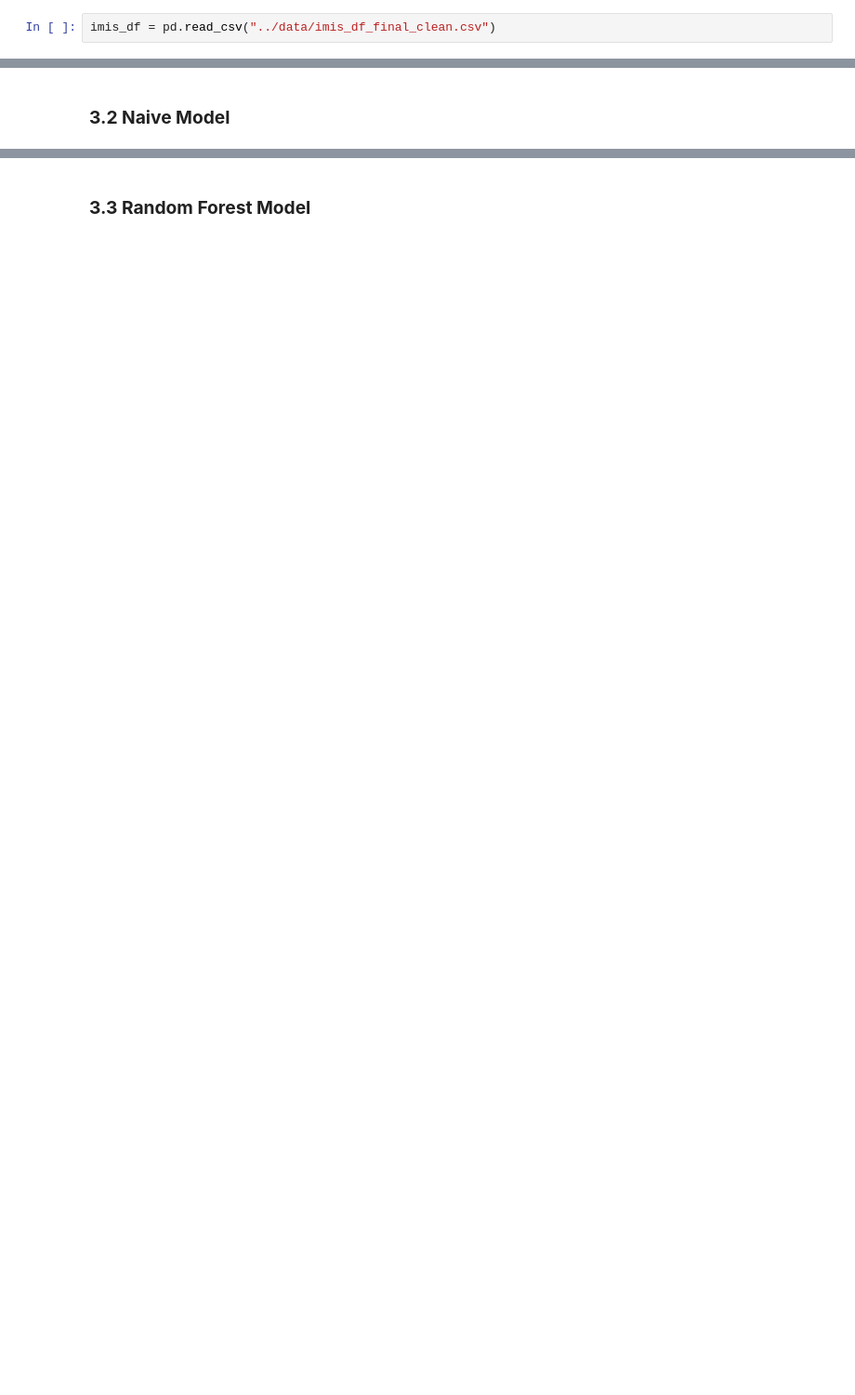
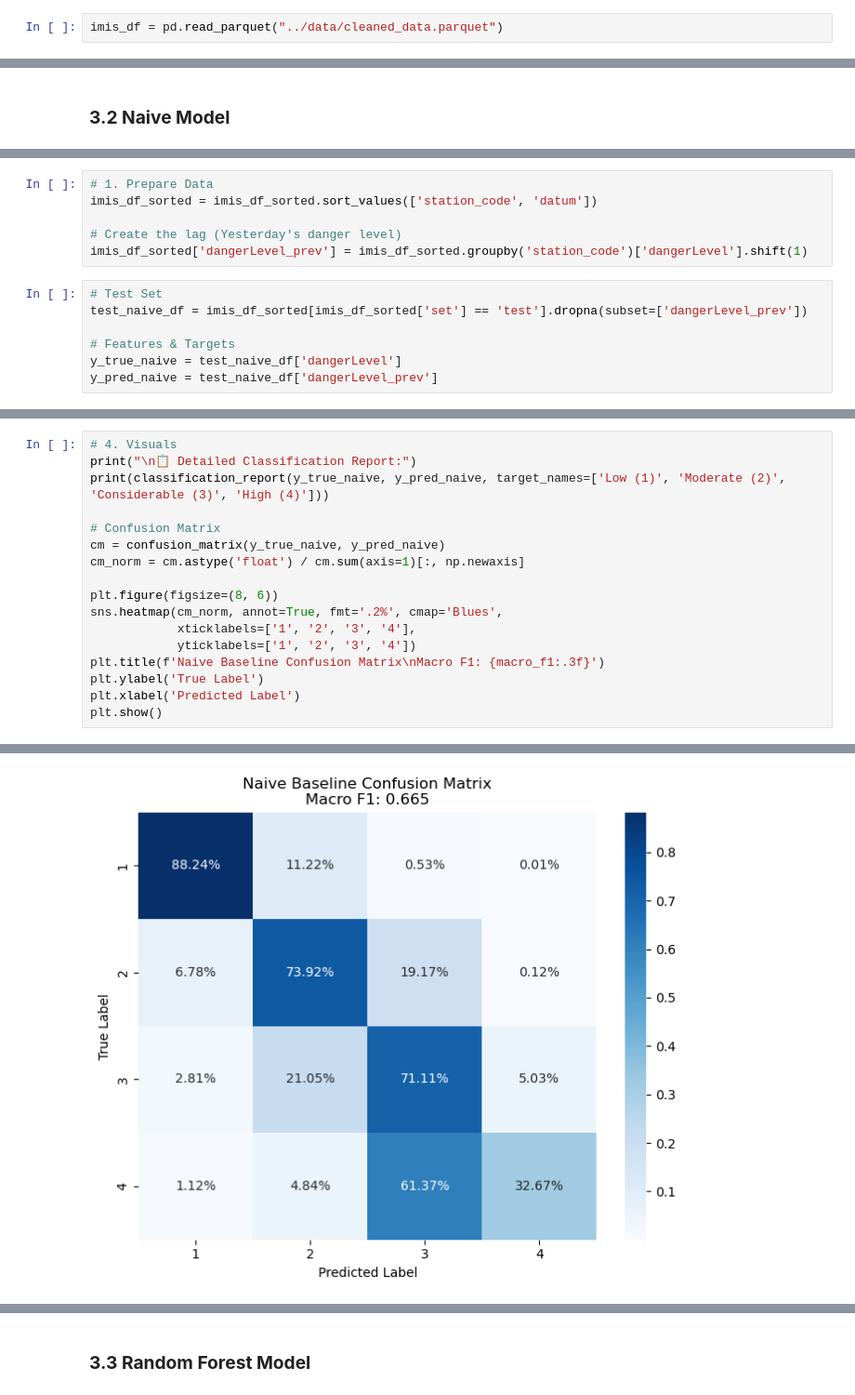
Before and after one commit to FPfenniger/AvalancheRiskProject, a Jupyter notebook: notebooks/3_BaselineModels.ipynb, the cells around one changed output, grey strips where cells are left out. Shown at 93% size. Saved outputs shown, nothing was run; the diff lists cells and outputs as text; blank space fills up the shorter version.

```diff
--- a/notebooks/3_BaselineModels.ipynb
+++ b/notebooks/3_BaselineModels.ipynb
@@ -16,7 +17,7 @@ import matplotlib.pyplot as plt
 # %% [markdown]
 ### **3.1 Data Splitting**
 # %%
-imis_df = pd.read_csv("../data/imis_df_final_clean.csv")
+imis_df = pd.read_parquet("../data/cleaned_data.parquet")
 # %%
 imis_df.columns
 # %% [output]
@@ -191,0 +48,13 @@ month
+# %%
+# 1. Prepare Data
+imis_df_sorted = imis_df_sorted.sort_values(['station_code', 'datum'])
+
+# Create the lag (Yesterday's danger level)
+imis_df_sorted['dangerLevel_prev'] = imis_df_sorted.groupby('station_code')['dangerLevel'].shift(1)
+# %%
+# Test Set
+test_naive_df = imis_df_sorted[imis_df_sorted['set'] == 'test'].dropna(subset=['dangerLevel_prev'])
+
+# Features & Targets
+y_true_naive = test_naive_df['dangerLevel']
+y_pred_naive = test_naive_df['dangerLevel_prev']
@@ -191,0 +83,18 @@ month
+# %%
+# 4. Visuals
+print("\n📋 Detailed Classification Report:")
+print(classification_report(y_true_naive, y_pred_naive, target_names=['Low (1)', 'Moderate (2)', 'Considerable (3)', 'High (4)']))
+
+# Confusion Matrix
+cm = confusion_matrix(y_true_naive, y_pred_naive)
+cm_norm = cm.astype('float') / cm.sum(axis=1)[:, np.newaxis]
+
+plt.figure(figsize=(8, 6))
+sns.heatmap(cm_norm, annot=True, fmt='.2%', cmap='Blues',
+            xticklabels=['1', '2', '3', '4'],
+            yticklabels=['1', '2', '3', '4'])
+plt.title(f'Naive Baseline Confusion Matrix\nMacro F1: {macro_f1:.3f}')
+plt.ylabel('True Label')
+plt.xlabel('Predicted Label')
+plt.show()
+# %% [output]
@@ -191,0 +112 @@ month
+[figure, added]
```
Also changed, not shown: parts of 22 cells of this notebook.
